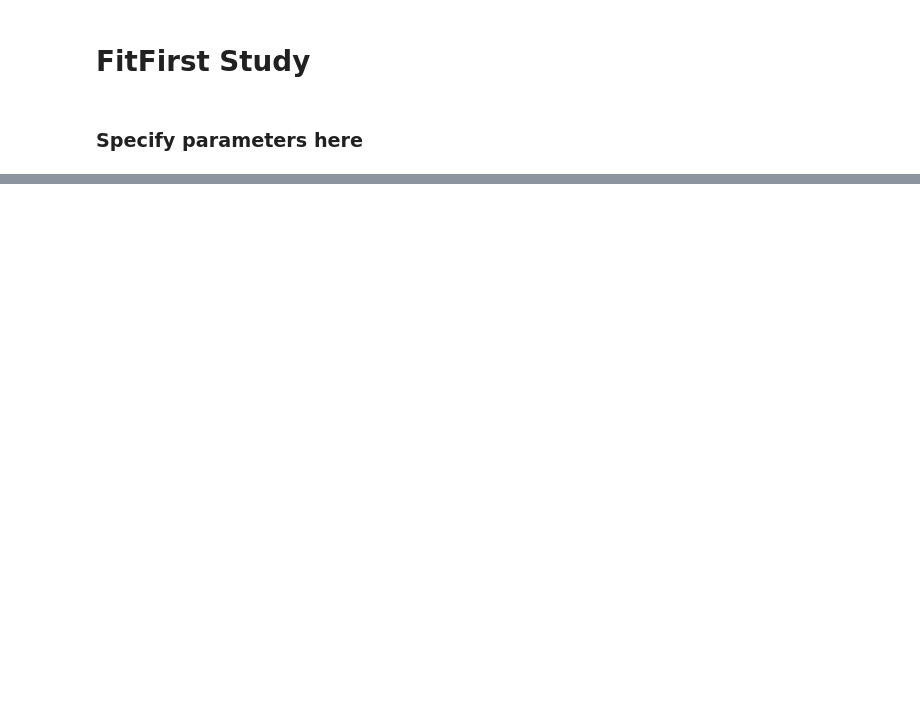
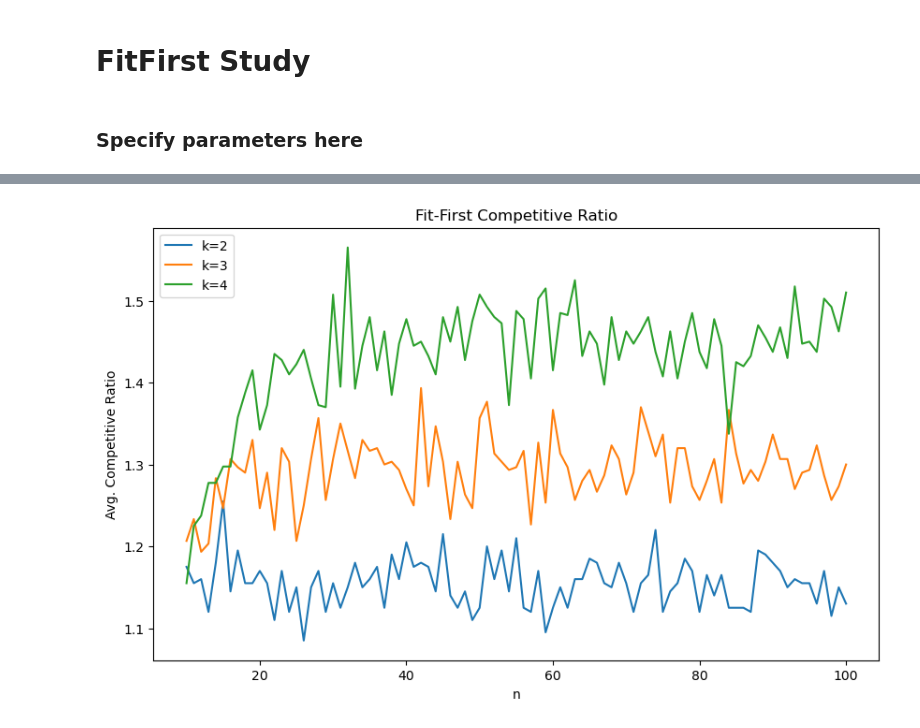
Before and after one commit to Sahil-Pattni/COMP-6651-Project, a Jupyter notebook: src/FitFirst_Study.ipynb, the cells around one changed output, grey strips where cells are left out. Drawn from its saved outputs; the diff is of its cells as text; code cells hidden in the pictures; blank space fills up the shorter version.

```diff
--- a/src/FitFirst_Study.ipynb
+++ b/src/FitFirst_Study.ipynb
@@ -12,9 +12,9 @@ from utils import generate_k_colorable_graph
 # %% [markdown]
 ### Specify parameters here
 # %%
-N = 20    # Number of online k-colorable graphs to generate at each step
+N = 100    # Number of online k-colorable graphs to generate at each step
 k_range = [2,3,4]
-n_range = range(100,1601,100)
+n_range = range(10,101)
 # %%
 def convert_to_dataframe(data:list) -> pd.DataFrame:
     df = pd.DataFrame(data, columns=['k', 'n', 'colors_used', 'ratio', 'N'])
@@ -24,30 +24,32 @@ def convert_to_dataframe(data:list) -> pd.DataFrame:
 data = []
 for k in k_range:
     for n in tqdm(n_range):
+        ratios = []
         for _ in range(N):
             # Initialize the graph
             G = generate_k_colorable_graph(k, n, 0.8)
 
             # Simulate online coloring
-            for idx in range(2, n+1):
+            for idx in range(1, n+1):
                 subgraph = G.subgraph(range(idx))
                 colors = fit_first(subgraph)
                 # Color the graph
                 for node, color in colors.items():
                     G.nodes[node]['group'] = color
 
-                # Determine the number of colors used
-                colors_used = len(set(colors.values()))
+            # Determine the number of colors used
+            colors_used = len(set(colors.values()))
 
-                # Determine the ratio of colors used
-                ratio = colors_used / k
+            # Determine the ratio of colors used
+            ratio = colors_used / k
+            ratios.append(ratio)
 
-                # Append the data
-                data.append([k, n, colors_used, ratio, N])
+        # Append the data
+        data.append([k, n, colors_used, np.mean(ratios), N])
         # Save checkpoint
         _df = convert_to_dataframe(data)
-        _df.to_feather(f'../data/fit_first_checkpoint.ftr')
+        _df.to_feather(f'../data/fit_first_2_checkpoint.ftr')
 
 # Save the data
 df = convert_to_dataframe(data)
-df.to_feather(f'../data/fit_first.ftr')
+df.to_feather(f'../data/fit_first_2.ftr')
@@ -55,0 +88,12 @@ KeyboardInterrupt:
+# %%
+fig, ax = plt.subplots(figsize=(10,6))
+for k in k_range:
+    _df = df[df.k==k]
+    ax.plot(_df.n, _df.ratio, label=f'k={k}')
+ax.set_xlabel('n')
+ax.set_ylabel('Avg. Competitive Ratio')
+ax.legend()
+plt.title('Fit-First Competitive Ratio')
+plt.show()
+# %% [output]
+[figure, added]
```
Also changed, not shown: parts of 3 cells of this notebook, 2 other files.
